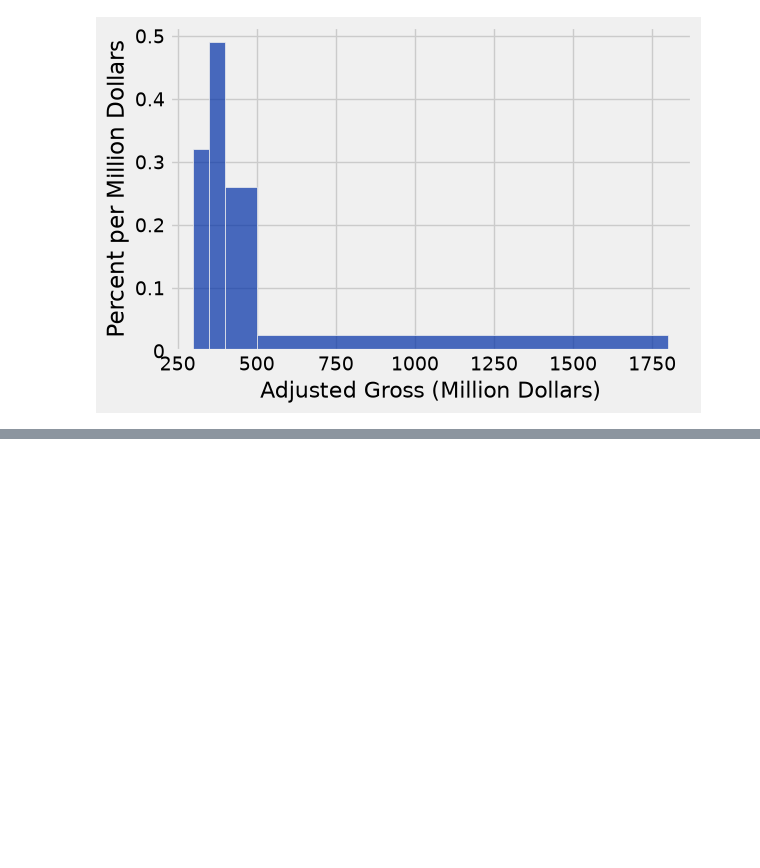
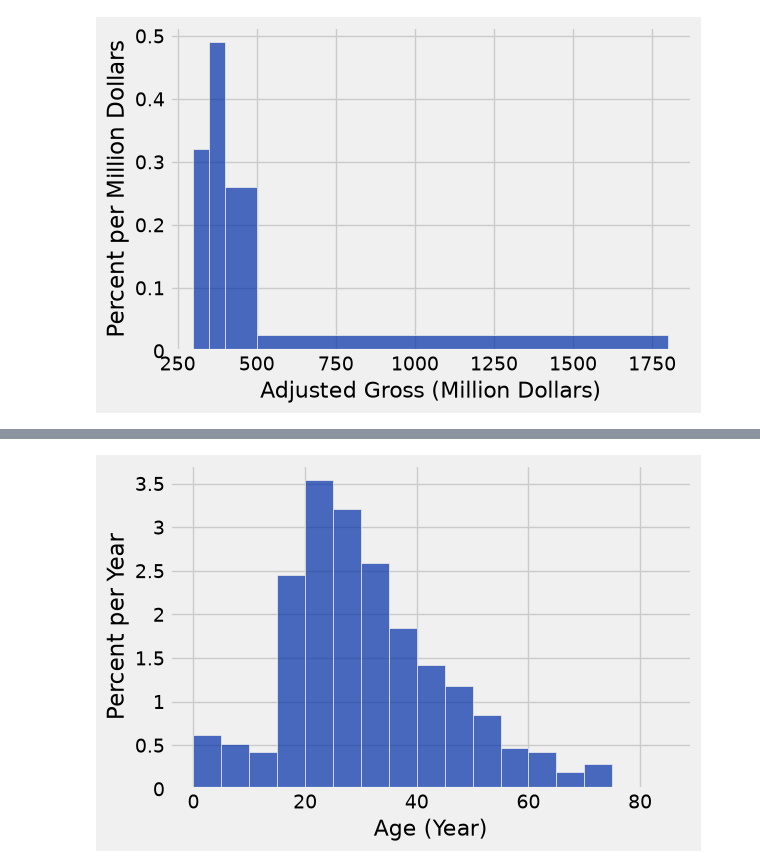
Before and after one commit to lawtonsclass/f26-code-from-class, a Jupyter notebook: data8/ch07.ipynb, the cells around one changed output, grey strips where cells are left out. Drawn from its saved outputs; the diff is of its cells as text; code cells hidden in the pictures; blank space fills up the shorter version.

```diff
--- a/data8/ch07.ipynb
+++ b/data8/ch07.ipynb
@@ -480,0 +513,4 @@ millions.hist('Adjusted Gross', bins=uneven, unit="Million Dollars")
+# %%
+non_survivors.hist('Age', bins=np.arange(0, 86, 5), unit='Year')
+# %% [output]
+[figure, added]
```
Also changed, not shown: parts of 21 cells of this notebook.
